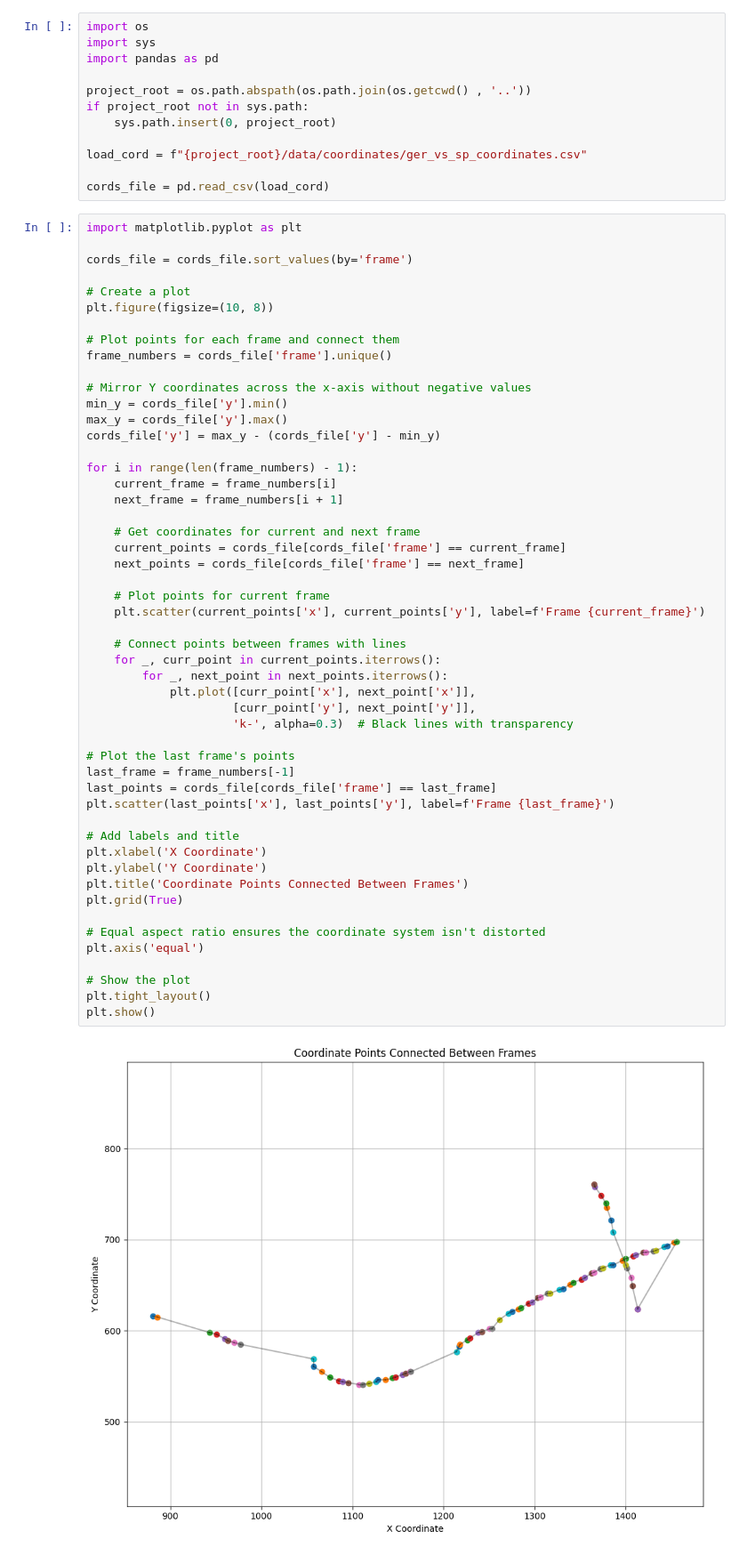
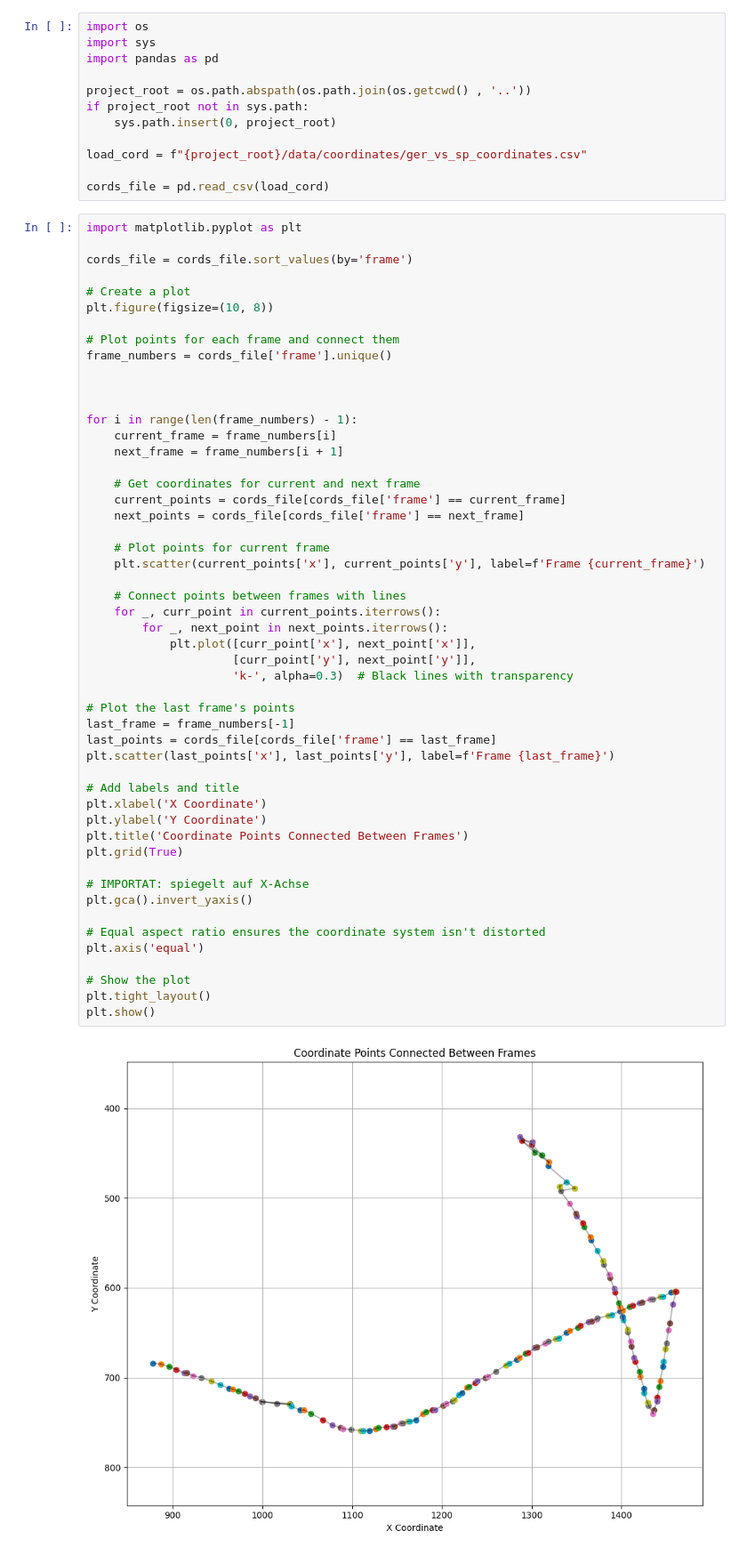
Before and after one commit to denisthefirst/var-ai, a Jupyter notebook: notebooks/process_coordinates.ipynb, the cells around one changed output. Shown: that part at 89% size. Saved outputs shown, nothing was run; the diff lists cells and outputs as text.

```diff
--- a/notebooks/process_coordinates.ipynb
+++ b/notebooks/process_coordinates.ipynb
@@ -21,10 +21,7 @@ plt.figure(figsize=(10, 8))
 # Plot points for each frame and connect them
 frame_numbers = cords_file['frame'].unique()
 
-# Mirror Y coordinates across the x-axis without negative values
-min_y = cords_file['y'].min()
-max_y = cords_file['y'].max()
-cords_file['y'] = max_y - (cords_file['y'] - min_y)
+
 
 for i in range(len(frame_numbers) - 1):
     current_frame = frame_numbers[i]
@@ -35,34 +32,37 @@ for i in range(len(frame_numbers) - 1):
     next_points = cords_file[cords_file['frame'] == next_frame]
 
     # Plot points for current frame
     plt.scatter(current_points['x'], current_points['y'], label=f'Frame {current_frame}')
 
     # Connect points between frames with lines
     for _, curr_point in current_points.iterrows():
         for _, next_point in next_points.iterrows():
             plt.plot([curr_point['x'], next_point['x']],
                      [curr_point['y'], next_point['y']],
                      'k-', alpha=0.3)  # Black lines with transparency
 
 # Plot the last frame's points
 last_frame = frame_numbers[-1]
 last_points = cords_file[cords_file['frame'] == last_frame]
 plt.scatter(last_points['x'], last_points['y'], label=f'Frame {last_frame}')
 
 # Add labels and title
 plt.xlabel('X Coordinate')
 plt.ylabel('Y Coordinate')
 plt.title('Coordinate Points Connected Between Frames')
 plt.grid(True)
 
+# IMPORTAT: spiegelt auf X-Achse
+plt.gca().invert_yaxis()
+
 # Equal aspect ratio ensures the coordinate system isn't distorted
 plt.axis('equal')
 
 # Show the plot
 plt.tight_layout()
 plt.show()
 # %% [output]
-[figure, old version]
+[figure, new version]
 # %%
 import numpy as np
 
```
Also changed, not shown: parts of 5 cells of this notebook, 2 other files.
